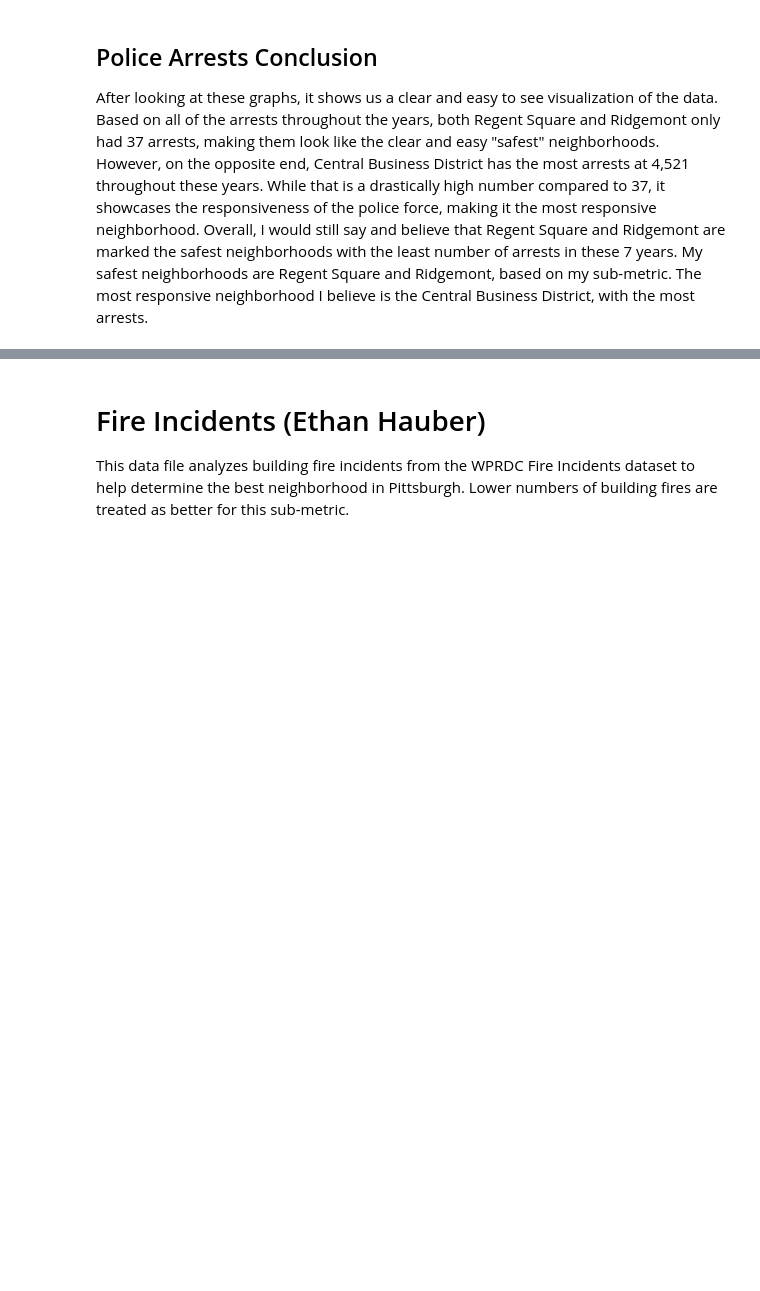
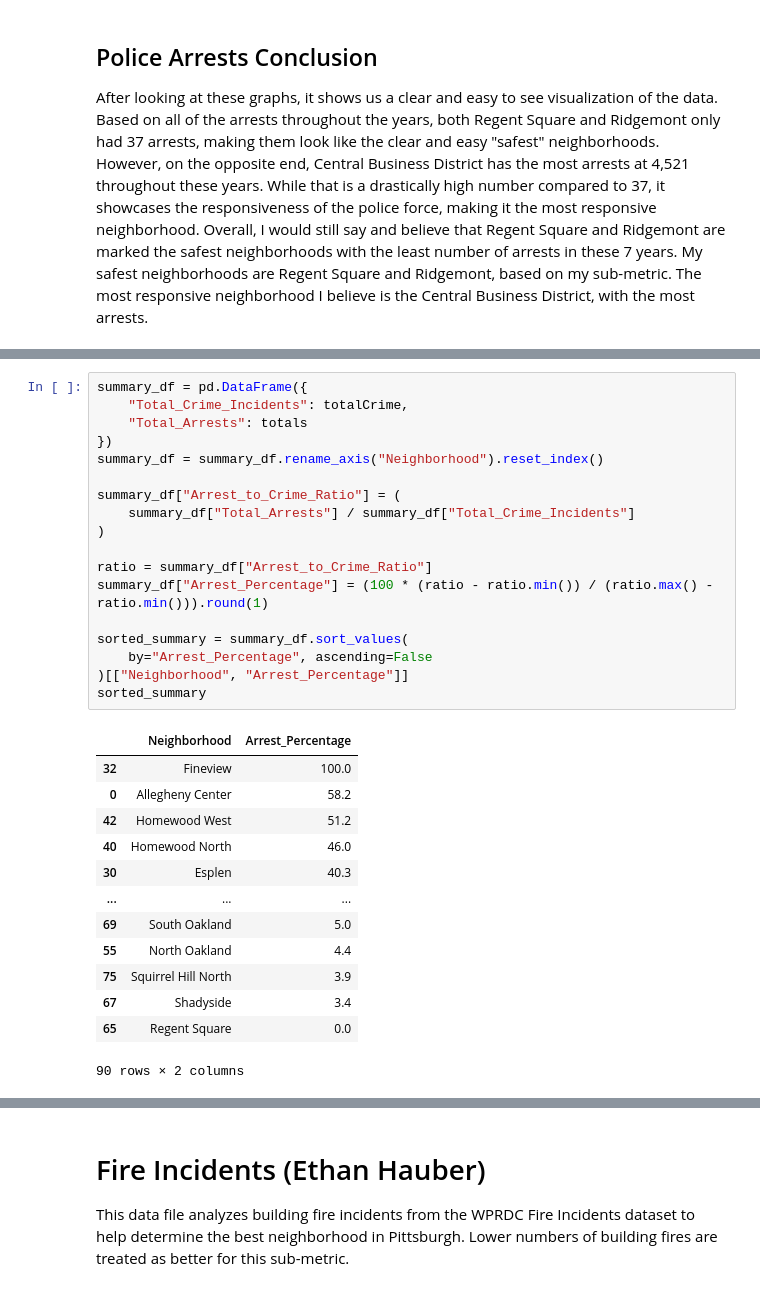
Before and after one commit to nathanPozzuto/Best_PGH_Neighborhood_26, a Jupyter notebook: Combined_Presentation.ipynb, the cells around one changed output, grey strips where cells are left out. Drawn from its saved outputs; the diff is of its cells as text; blank space fills up the shorter version.

Commit message:
added arrest to crime ratio section

```diff
--- a/Combined_Presentation.ipynb
+++ b/Combined_Presentation.ipynb
@@ -514,0 +518,32 @@ After looking at these graphs, it shows us a clear and easy to see visualization
+# %%
+summary_df = pd.DataFrame({
+    "Total_Crime_Incidents": totalCrime,
+    "Total_Arrests": totals
+})
+summary_df = summary_df.rename_axis("Neighborhood").reset_index()
+
+summary_df["Arrest_to_Crime_Ratio"] = (
+    summary_df["Total_Arrests"] / summary_df["Total_Crime_Incidents"]
+)
+
+ratio = summary_df["Arrest_to_Crime_Ratio"]
+summary_df["Arrest_Percentage"] = (100 * (ratio - ratio.min()) / (ratio.max() - ratio.min())).round(1)
+
+sorted_summary = summary_df.sort_values(
+    by="Arrest_Percentage", ascending=False
+)[["Neighborhood", "Arrest_Percentage"]]
+sorted_summary
+# %% [output]
+|  | Neighborhood | Arrest_Percentage |
+| 32 | Fineview | 100.0 |
+| 0 | Allegheny Center | 58.2 |
+| 42 | Homewood West | 51.2 |
+| 40 | Homewood North | 46.0 |
+| 30 | Esplen | 40.3 |
+| ... | ... | ... |
+| 69 | South Oakland | 5.0 |
+| 55 | North Oakland | 4.4 |
+| 75 | Squirrel Hill North | 3.9 |
+| 67 | Shadyside | 3.4 |
+| 65 | Regent Square | 0.0 |
+90 rows × 2 columns
```
Also changed, not shown: parts of 2 cells of this notebook.
